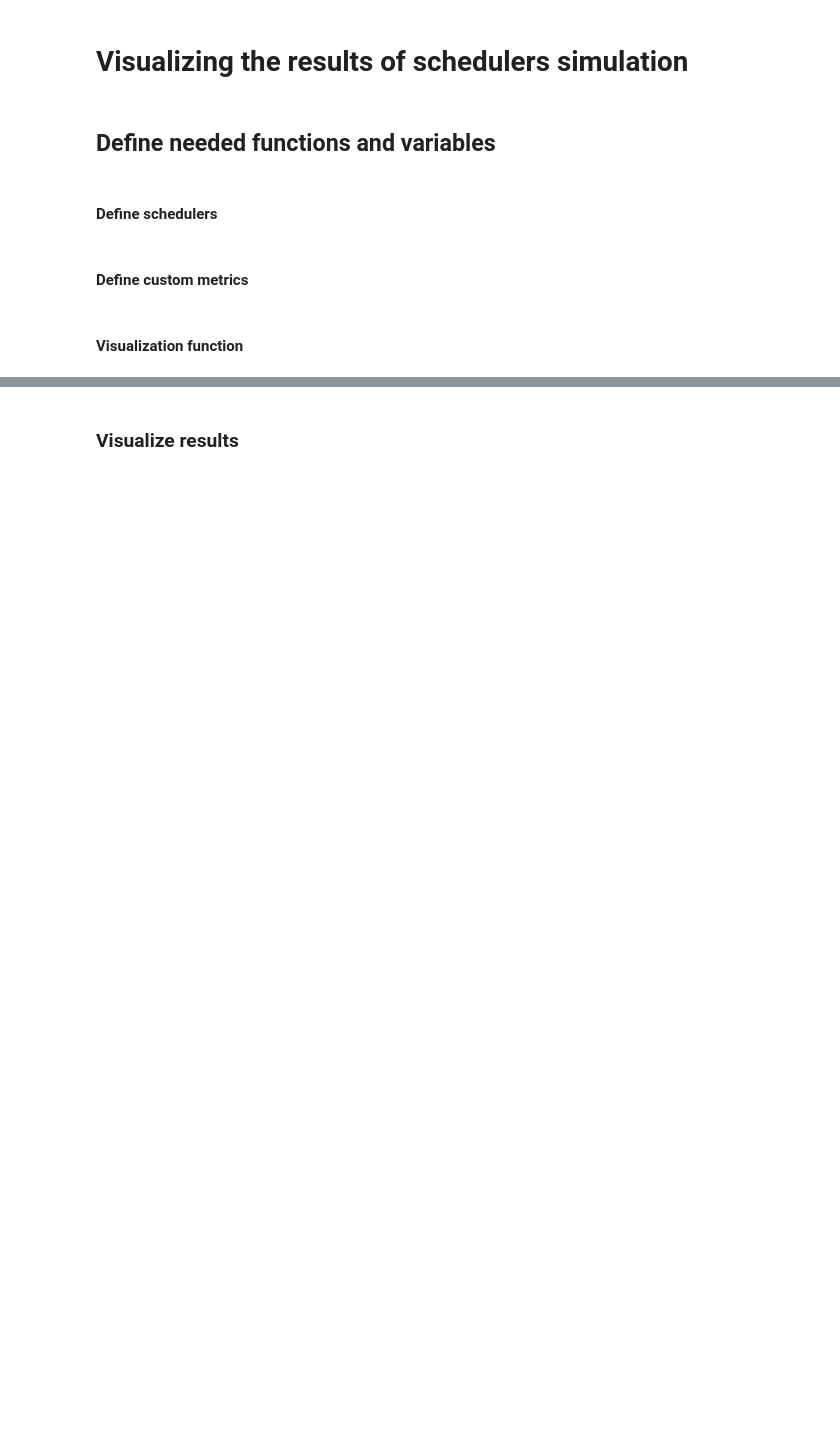
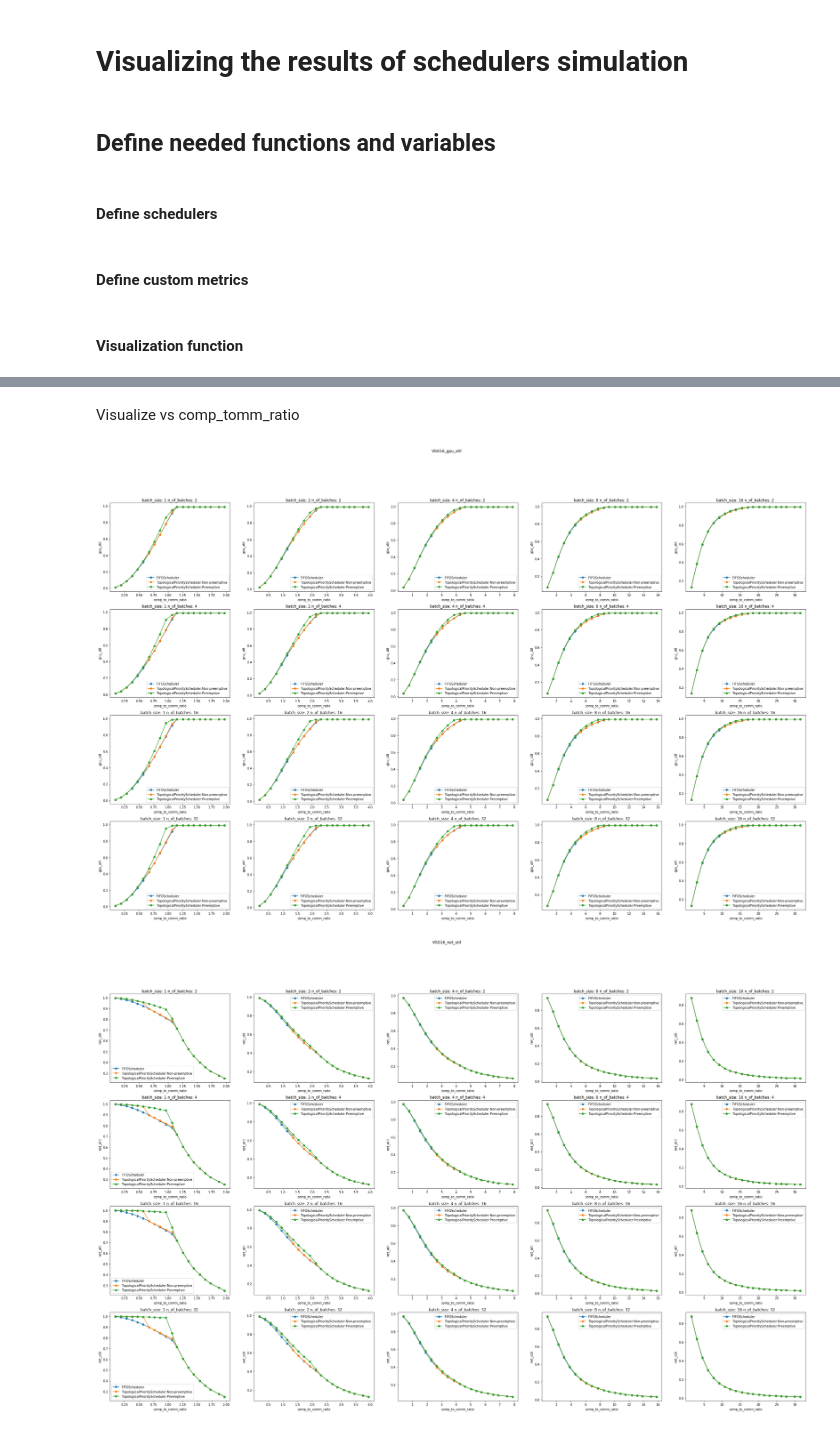
Before and after one commit to ChenYuHo/schedule-simulator, a Jupyter notebook: simulations/visualization/Simulation_visualization.ipynb, the cells around one changed output, grey strips where cells are left out. Drawn from its saved outputs; the diff is of its cells as text; code cells hidden in the pictures; blank space fills up the shorter version.

Commit message:
Fixed some bugs in plotting and presets. Ran some simulations

```diff
--- a/simulations/visualization/Simulation_visualization.ipynb
+++ b/simulations/visualization/Simulation_visualization.ipynb
@@ -123,0 +112,14 @@ with open("{}.sims.json".format(sim_name), "w") as file:
+# %%
+# Load VGG16 Dag
+with open("../../model_extraction/dags/VGG16.dag") as dag_file:
+    base_dag = deserialize_dag(dag_file.read())
+
+summary = GpuNetworkSim.run_group(gpu_rate=1,
+                                      network_rate=np.arange(0.1,2.1,0.1),
+                                      gpu_scheduler=FIFOScheduler(),
+                                      dag=base_dag,
+                                      network_scheduler=schedulers,
+                                      batch_size=[1,2,4,8,16,32],
+                                      n_of_batches=[2,4,16,32,64,128],
+                                      resolution=1e2
+                                     )
@@ -123,0 +138,2 @@ with open("{}.sims.json".format(sim_name), "w") as file:
+# %%
+summary["results"]["comp_to_comm_ratio"] = comp_to_comm_ratio(summary["results"])
@@ -124,6 +142,8 @@ with open("{}.sims.json".format(sim_name), "w") as file:
+# %%
+# Store simulations results to file
+with open("VGG16.sims.json", "w") as file:
+    json.dump(summary, file, indent=4)
 # %%
-# Load simulations results from file
-with open("{}.sims.json".format(sim_name)) as file:
-    results = json.load(file)
+# Load simulations results from file if it exists already.
+with open("VGG16.sims.json") as file:
+    summary = json.load(file)
-# %% [markdown]
-### Visualize results
@@ -144,0 +150,15 @@ with open("{}.sims.json".format(sim_name), "w") as file:
+# %% [markdown]
+Visualize vs comp_tomm_ratio
+# %%
+for y in ["gpu_util","net_util","time"]:
+    line_plot_grid(summary["results"], title="VGG16_{}".format(y), save=True,
+                   x="comp_to_comm_ratio",
+                   y=y,
+                   line_variable="network_scheduler",
+                   row_variable="batch_size",
+                   column_variable="n_of_batches",
+                   subplot_size=(8,6)
+                  )
+# %% [output]
+[figure, added]
+[figure, added]
```
Also changed, not shown: parts of 15 cells of this notebook, 8 other files.
